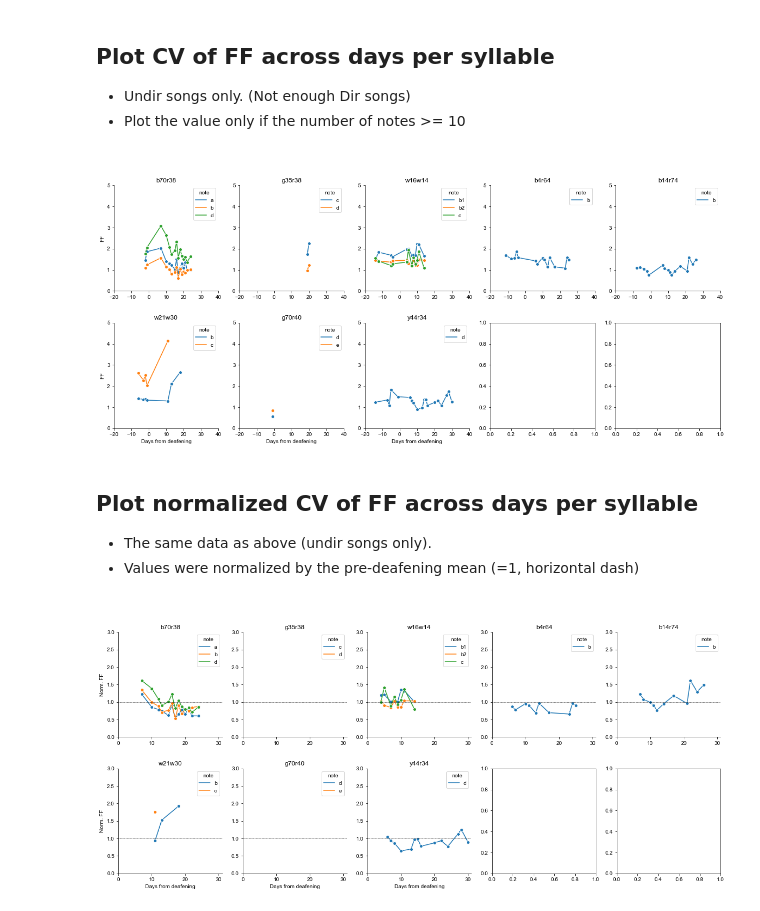
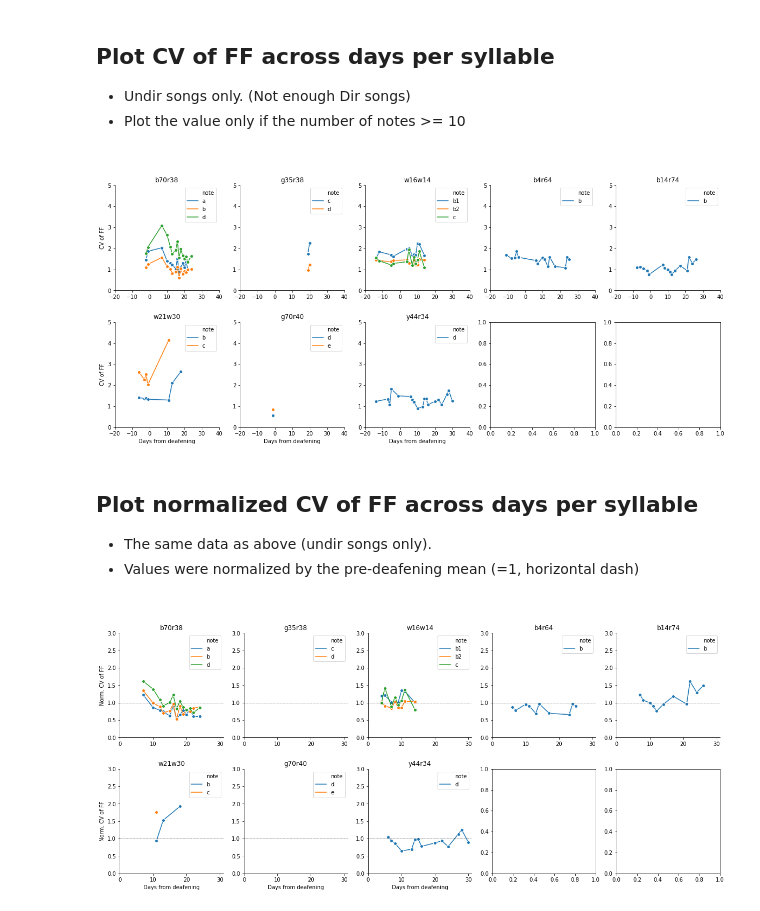
Before and after one commit to JaerongA/pyfinch, a Jupyter notebook: deafening/results/fundamental_frequency.ipynb, the cells around one changed output. Drawn from its saved outputs; the diff is of its cells as text; code cells hidden in the pictures.

Commit message:
deafening results update

```diff
--- a/deafening/results/fundamental_frequency.ipynb
+++ b/deafening/results/fundamental_frequency.ipynb
@@ -9,15 +10,17 @@
 # %% [markdown]
 ## Load data from ff_result table
 # %%
+from analysis.functions import add_pre_normalized_col
 from database.load import ProjectLoader
+from deafening.plot import plot_across_days_per_note, plot_bar_comparison, plot_paired_data, plot_per_day_block
+import pandas as pd
 from util import save
-from deafening.plot import plot_across_days_per_note
-from analysis.functions import add_pre_normalized_col
-
+import warnings
+warnings.filterwarnings('ignore')
 save_path = save.make_dir(ProjectLoader().path / 'Analysis', 'Results')  # folder where result figures will be saved
 
 # Load database
 df = ProjectLoader().load_db().to_dataframe(f"SELECT * FROM ff_result")
-df_norm = add_pre_normalized_col(df, 'ffUndirCV', 'ffUndirCVNorm')  # add a column for normalized ff (normalization by the pre-deafening mean)
-df_norm = add_pre_normalized_col(df_norm, 'ffDirCV', 'ffDirCVNorm')
-df_norm.set_index('id')
+df['block10days'].replace(4, 3, inplace=True)  # include block 4 into block 3
+df = add_pre_normalized_col(df, 'ffUndirCV', 'ffUndirCVNorm')  # add a column for normalized ff (normalization by the pre-deafening mean)
+df = add_pre_normalized_col(df, 'ffDirCV', 'ffDirCVNorm')
@@ -42,31 +30,31 @@ df_norm.set_index('id')
 - Undir songs only. (Not enough Dir songs)
 - Plot the value only if the number of notes >= 10
 # %%
-plot_across_days_per_note(df_norm, x='taskSessionDeafening', y='ffUndirCV',
+plot_across_days_per_note(df, x='taskSessionDeafening', y='ffUndirCV',
                  x_label='Days from deafening',
-                 y_label='FF',
+                 y_label='CV of FF',
                  title='CV of FF (Undir)', fig_name='FF_across_days',
                  x_lim=[-20, 40], y_lim=[0, 5],
                  save_path=save_path,
                  save_fig=False,
                  )
 # %% [output]
-[figure, old version]
+[figure, new version]
 # %% [markdown]
 ## Plot normalized CV of FF across days per syllable
 
 - The same data as above (undir songs only).
 - Values were normalized by the pre-deafening mean (=1, horizontal dash)
 # %%
-plot_across_days_per_note(df_norm, x='taskSessionDeafening', y='ffUndirCVNorm',
+plot_across_days_per_note(df, x='taskSessionDeafening', y='ffUndirCVNorm',
                  x_label='Days from deafening',
-                 y_label='Norm. FF',
+                 y_label='Norm. CV of FF',
                  title='CV of FF (Undir)', fig_name='FF_across_days',
                  x_lim=[0, 31],
                  y_lim=[0, 3],
                  hline=1,
                  view_folder=True,
                  save_fig=False,
                  )
 # %% [output]
-[figure, old version]
+[figure, new version]
```
Also changed, not shown: parts of 9 cells of this notebook, 9 other files.
